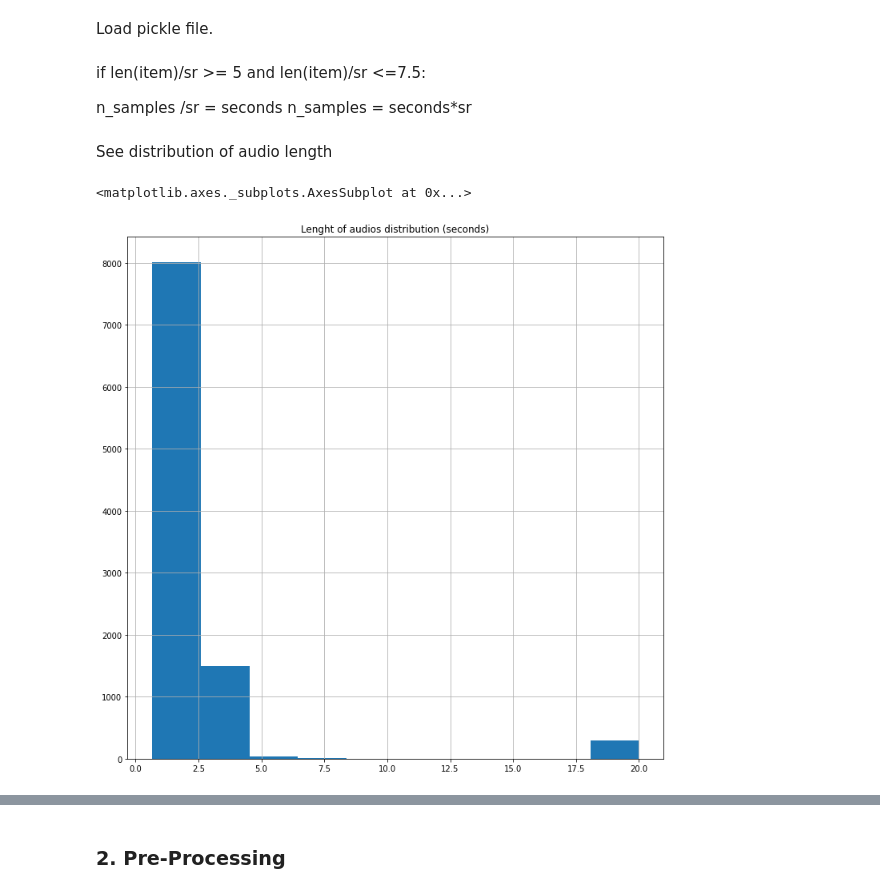
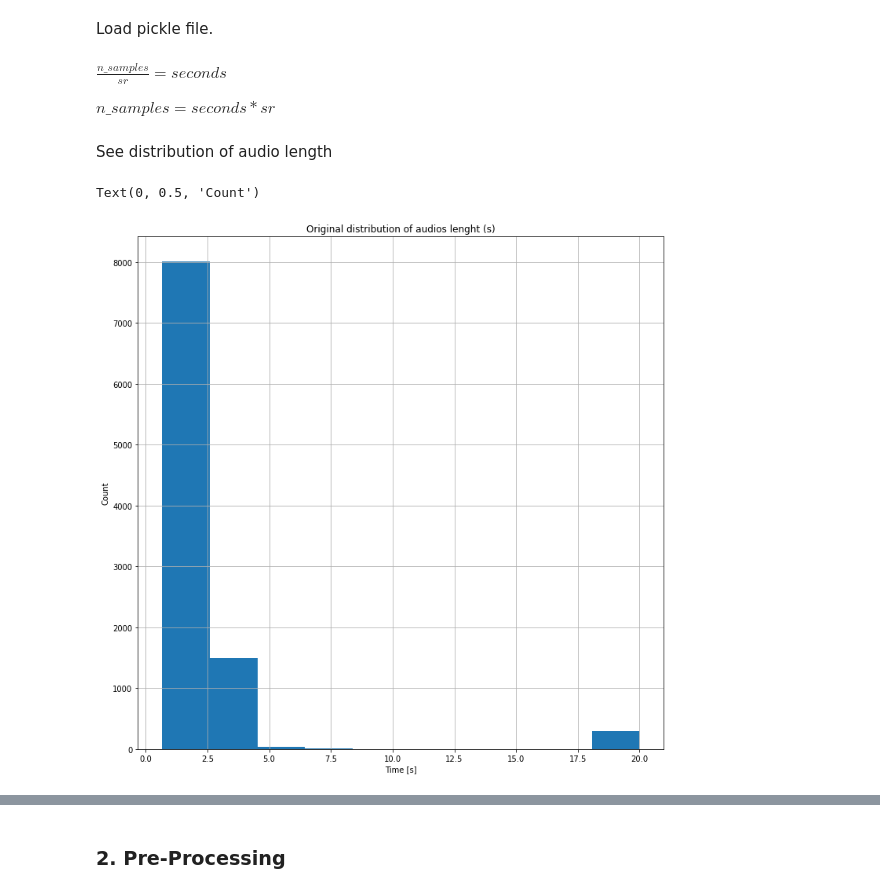
Before and after one commit to andrerubeis/andrerubeis, a Jupyter notebook: final_version_MFCCs_aggregation.ipynb, the cells around one changed output, grey strips where cells are left out. Drawn from its saved outputs; the diff is of its cells as text; code cells hidden in the pictures.

```diff
--- a/final_version_MFCCs_aggregation.ipynb
+++ b/final_version_MFCCs_aggregation.ipynb
@@ -236,5 +207,0 @@ df_pd = pd.DataFrame({'audio':df[1], 'gender': df_development.gender, 'ageRange'
-# %% [markdown]
- if len(item)/sr  >= 5 and len(item)/sr  <=7.5:
-
-n_samples /sr = seconds
-n_samples = seconds*sr
@@ -245,27 +208,34 @@ n_samples = seconds*sr
+# %% [markdown]
+
+$\frac{n\_samples}{sr} = seconds$
+
+$n\_samples = seconds*sr$
 # %% [markdown]
 See distribution of audio length
 # %%
 length_audios = []
 length_audios_seconds = []
 indexes = []
 i = 0
 
 for item,sr in zip(df[1], df[2]):
     length_audios.append(len(item))
     length_audios_seconds.append(len(item)/sr)
 #   Decomment if you are interested in retrieve indexes of audio within a specific range
-    if len(item)/sr  >= 5 and len(item)/sr  <=7.5:
-        indexes.append(i)
+    # if len(item)/sr  >= 5 and len(item)/sr  <=7.5:
+    #     indexes.append(i)
     i = i+1
 
 
 length_audios=pd.Series(length_audios)
 length_audios_seconds = pd.Series(length_audios_seconds)
 #print(length_audios_seconds.value_counts())
 plt.figure(figsize=(12,12))
-plt.title("Lenght of audios distribution (seconds)")
+plt.title("Original distribution of audios lenght (s)")
 length_audios_seconds.hist()
+plt.xlabel("Time [s]")
+plt.ylabel("Count")
 #print(length_audios_seconds)
 # %% [output]
-<matplotlib.axes._subplots.AxesSubplot at 0x...>
+Text(0, 0.5, 'Count')
-[figure, old version]
+[figure, new version]
```
Also changed, not shown: parts of 60 cells of this notebook.
